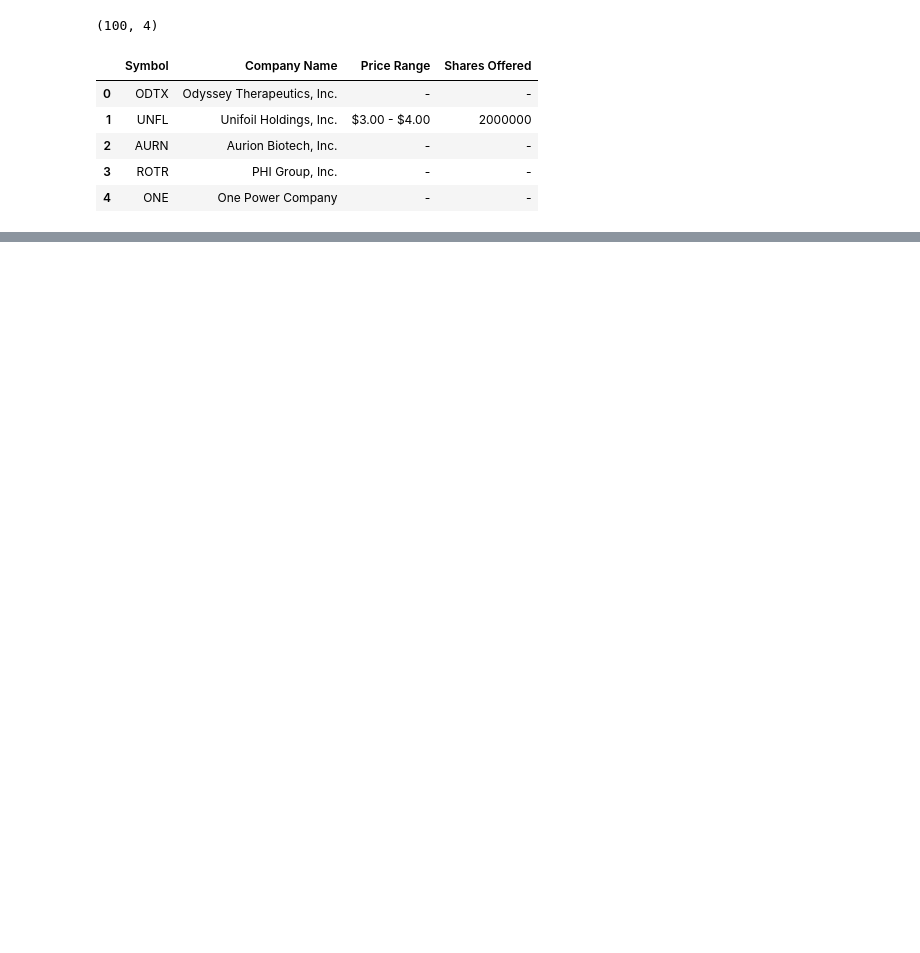
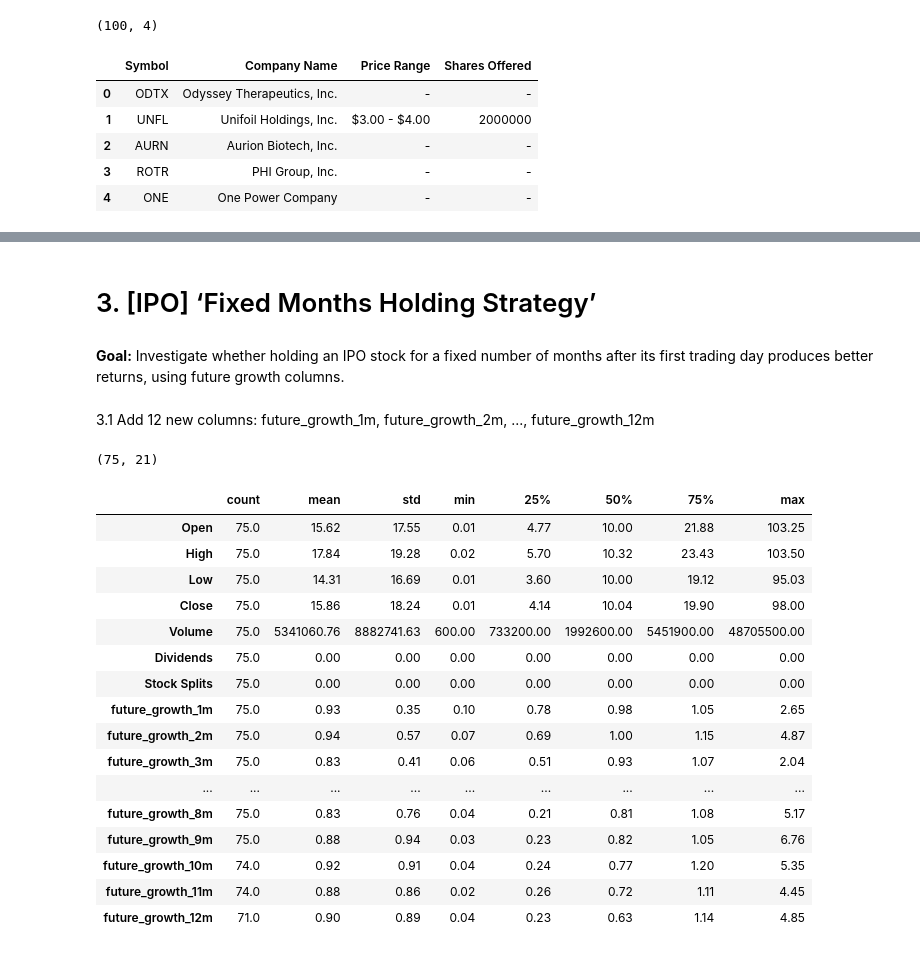
Before and after one commit to Avisprof/stock_analytics, a Jupyter notebook: hw2/homework.ipynb, the cells around one changed output, grey strips where cells are left out. Cells and saved outputs as stored; diff of their text form; code cells hidden in the pictures; blank space fills up the shorter version.

```diff
--- a/hw2/homework.ipynb
+++ b/hw2/homework.ipynb
@@ -70,0 +284,46 @@ df.head(20)
+# %% [markdown]
+# 3. [IPO] ‘Fixed Months Holding Strategy’
+# %% [markdown]
+__Goal:__ Investigate whether holding an IPO stock for a fixed number of months after its first trading day produces better returns, using future growth columns.
+# %% [markdown]
+3.1 Add 12 new columns: future_growth_1m, future_growth_2m, ..., future_growth_12m
+# %%
+future_df = pd.DataFrame()
+TRADING_DAYS_PER_MONTH = 21
+
+for ticker in tqdm(ALL_TICKERS):
+    ticker_obj = yf.Ticker(ticker)
+    historyPrices = ticker_obj.history(period = "max", interval = "1d")
+    historyPrices['Ticker'] = ticker
+    historyPrices['Date'] = historyPrices.index.date
+
+    for i in range(1,13):
+        historyPrices[f'future_growth_{i}m'] = historyPrices['Close'].shift(-i*TRADING_DAYS_PER_MONTH) / historyPrices['Close']
+
+    time.sleep(1)
+
+    future_df = pd.concat([future_df, historyPrices.head(1)], ignore_index=True)
+# %%
+future_df.shape
+# %% [output]
+(75, 21)
+# %%
+future_df.describe().round(2).T
+# %% [output]
+|  | count | mean | std | min | 25% | 50% | 75% | max |
+| Open | 75.0 | 15.62 | 17.55 | 0.01 | 4.77 | 10.00 | 21.88 | 103.25 |
+| High | 75.0 | 17.84 | 19.28 | 0.02 | 5.70 | 10.32 | 23.43 | 103.50 |
+| Low | 75.0 | 14.31 | 16.69 | 0.01 | 3.60 | 10.00 | 19.12 | 95.03 |
+| Close | 75.0 | 15.86 | 18.24 | 0.01 | 4.14 | 10.04 | 19.90 | 98.00 |
+| Volume | 75.0 | 5341060.76 | 8882741.63 | 600.00 | 733200.00 | 1992600.00 | 5451900.00 | 48705500.00 |
+| Dividends | 75.0 | 0.00 | 0.00 | 0.00 | 0.00 | 0.00 | 0.00 | 0.00 |
+| Stock Splits | 75.0 | 0.00 | 0.00 | 0.00 | 0.00 | 0.00 | 0.00 | 0.00 |
+| future_growth_1m | 75.0 | 0.93 | 0.35 | 0.10 | 0.78 | 0.98 | 1.05 | 2.65 |
+| future_growth_2m | 75.0 | 0.94 | 0.57 | 0.07 | 0.69 | 1.00 | 1.15 | 4.87 |
+| future_growth_3m | 75.0 | 0.83 | 0.41 | 0.06 | 0.51 | 0.93 | 1.07 | 2.04 |
+| ... | ... | ... | ... | ... | ... | ... | ... | ... |
+| future_growth_8m | 75.0 | 0.83 | 0.76 | 0.04 | 0.21 | 0.81 | 1.08 | 5.17 |
+| future_growth_9m | 75.0 | 0.88 | 0.94 | 0.03 | 0.23 | 0.82 | 1.05 | 6.76 |
+| future_growth_10m | 74.0 | 0.92 | 0.91 | 0.04 | 0.24 | 0.77 | 1.20 | 5.35 |
+| future_growth_11m | 74.0 | 0.88 | 0.86 | 0.02 | 0.26 | 0.72 | 1.11 | 4.45 |
+| future_growth_12m | 71.0 | 0.90 | 0.89 | 0.04 | 0.23 | 0.63 | 1.14 | 4.85 |
```
Also changed, not shown: parts of 54 cells of this notebook, 1 other file.
